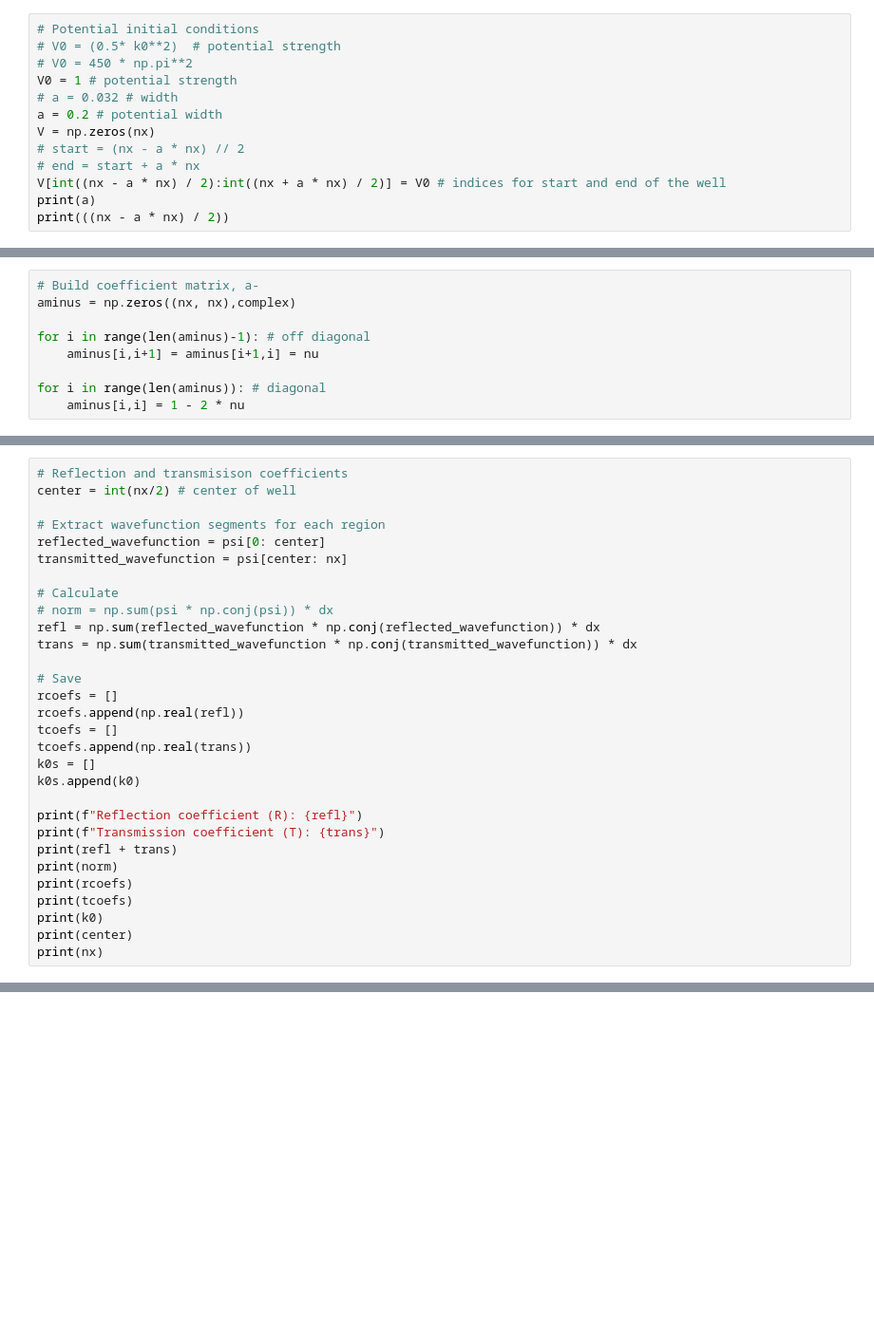
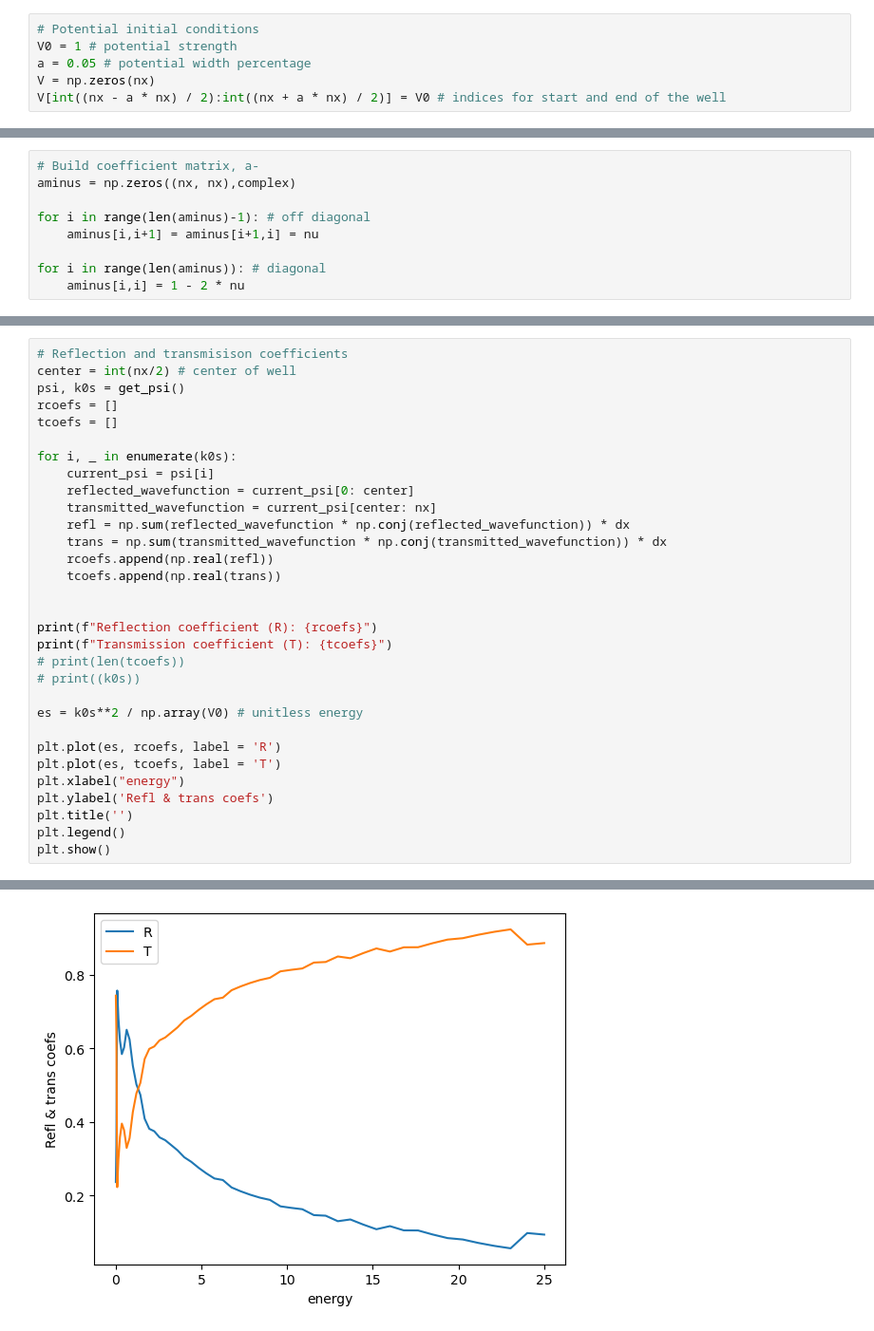
Before and after one commit to mirhex-toldex/charge-exchange, a Jupyter notebook: Crank_Nicholson.ipynb, the cells around one changed output, grey strips where cells are left out. Shown at 95% size. Drawn from its saved outputs; the diff is of its cells as text; blank space fills up the shorter version.

Commit message:
now possible with array of k0s

```diff
--- a/Crank_Nicholson.ipynb
+++ b/Crank_Nicholson.ipynb
@@ -69,13 +28,6 @@ norm = np.sum(psi0 * np.conj(psi0)) * dx # check in psi0 is normalized
 # %%
 # Potential initial conditions
-# V0 = (0.5* k0**2)  # potential strength
-# V0 = 450 * np.pi**2
 V0 = 1 # potential strength
-# a = 0.032 # width
-a = 0.2 # potential width
+a = 0.05 # potential width percentage
 V = np.zeros(nx)
-# start = (nx - a * nx) // 2
-# end = start + a * nx
 V[int((nx - a * nx) / 2):int((nx + a * nx) / 2)] = V0 # indices for start and end of the well
-print(a)
-print(((nx - a * nx) / 2))
@@ -154,31 +89,32 @@ plt.show()
 # %%
 # Reflection and transmisison coefficients
 center = int(nx/2) # center of well
+psi, k0s = get_psi()
+rcoefs = []
+tcoefs = []
 
-# Extract wavefunction segments for each region
-reflected_wavefunction = psi[0: center]
-transmitted_wavefunction = psi[center: nx]
+for i, _ in enumerate(k0s):
+    current_psi = psi[i]
+    reflected_wavefunction = current_psi[0: center]
+    transmitted_wavefunction = current_psi[center: nx]
+    refl = np.sum(reflected_wavefunction * np.conj(reflected_wavefunction)) * dx
+    trans = np.sum(transmitted_wavefunction * np.conj(transmitted_wavefunction)) * dx
+    rcoefs.append(np.real(refl))
+    tcoefs.append(np.real(trans))
 
-# Calculate
-# norm = np.sum(psi * np.conj(psi)) * dx
-refl = np.sum(reflected_wavefunction * np.conj(reflected_wavefunction)) * dx
-trans = np.sum(transmitted_wavefunction * np.conj(transmitted_wavefunction)) * dx
 
-# Save
-rcoefs = []
-rcoefs.append(np.real(refl))
-tcoefs = []
-tcoefs.append(np.real(trans))
-k0s = []
-k0s.append(k0)
+print(f"Reflection coefficient (R): {rcoefs}")
+print(f"Transmission coefficient (T): {tcoefs}")
+# print(len(tcoefs))
+# print((k0s))
 
-print(f"Reflection coefficient (R): {refl}")
-print(f"Transmission coefficient (T): {trans}")
-print(refl + trans)
-print(norm)
-print(rcoefs)
-print(tcoefs)
-print(k0)
-print(center)
-print(nx)
+es = k0s**2 / np.array(V0) # unitless energy
+
+plt.plot(es, rcoefs, label = 'R')
+plt.plot(es, tcoefs, label = 'T')
+plt.xlabel("energy")
+plt.ylabel('Refl & trans coefs')
+plt.title('')
+plt.legend()
+plt.show()
 # %% [output]
@@ -193,0 +123 @@ Transmission coefficient (T): (0.0020346653065203887+0j)
+[figure, added]
```
Also changed, not shown: parts of 10 cells of this notebook.
